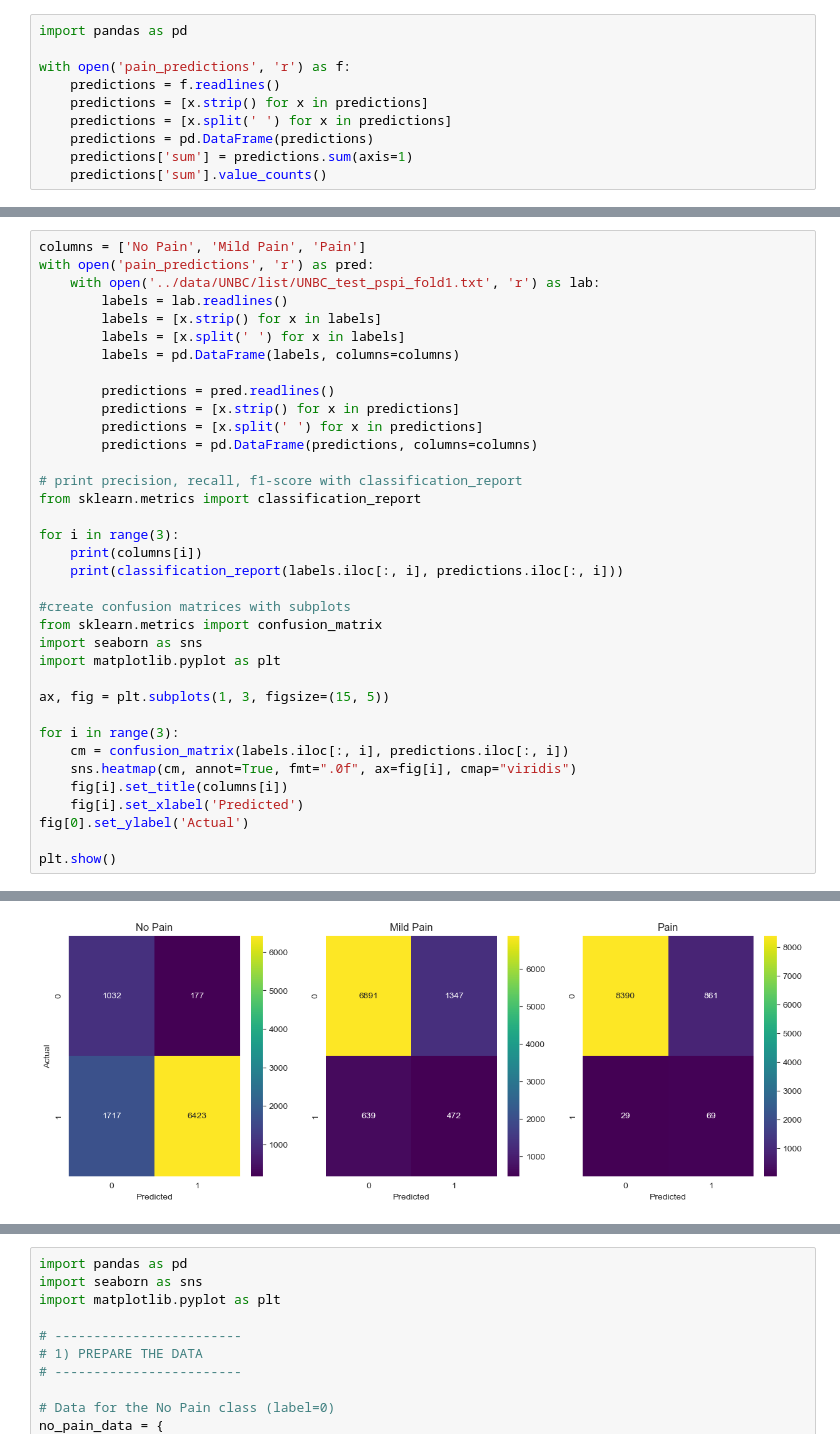
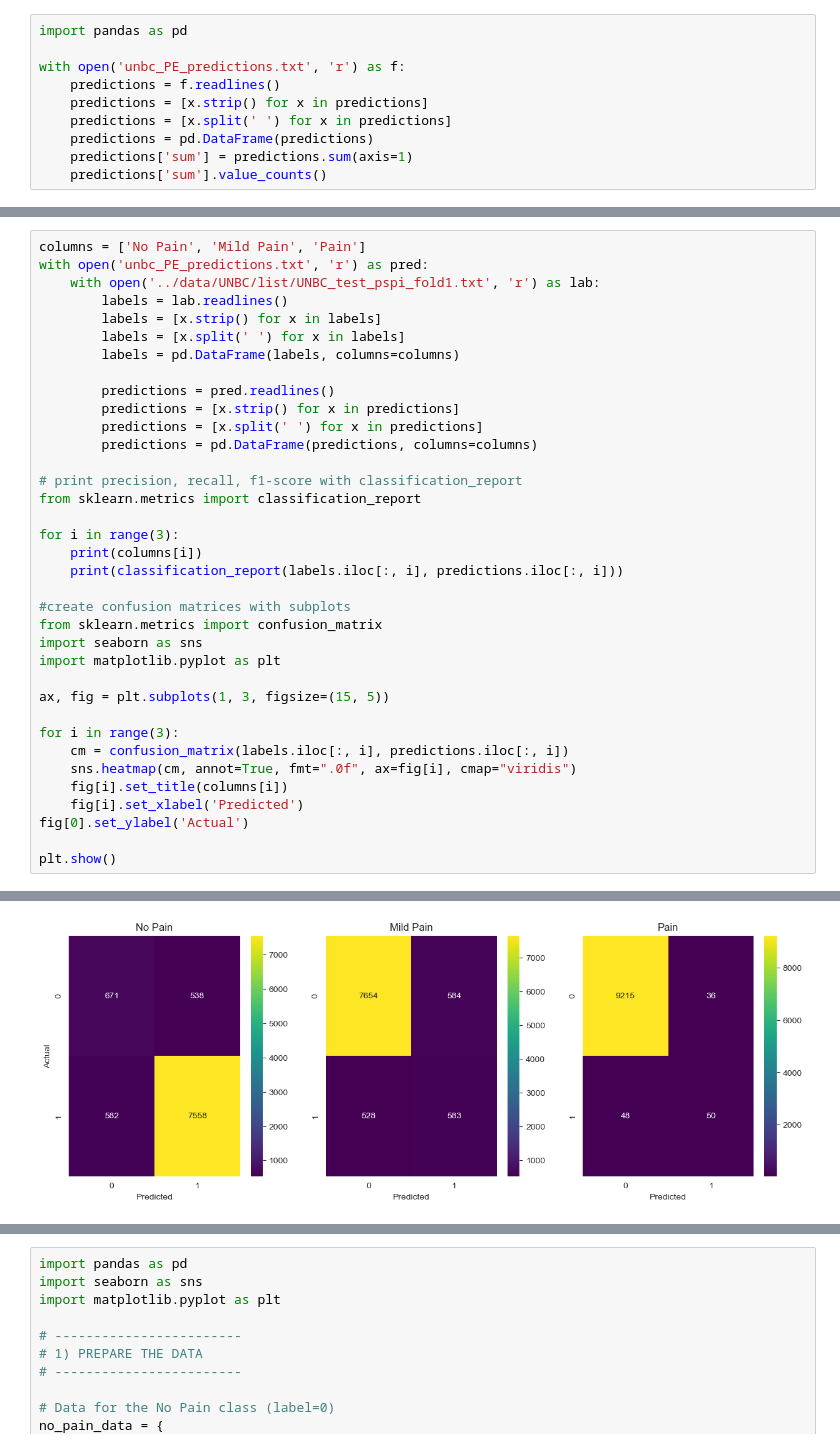
Before and after one commit to ZW471/GraphAU-Pain, a Jupyter notebook: results/examine_results.ipynb, the cells around one changed output, grey strips where cells are left out. Drawn from its saved outputs; the diff is of its cells as text.

```diff
--- a/results/examine_results.ipynb
+++ b/results/examine_results.ipynb
@@ -1,7 +1,7 @@
 # %%
 import pandas as pd
 
-with open('pain_predictions', 'r') as f:
+with open('unbc_PE_predictions.txt', 'r') as f:
     predictions = f.readlines()
     predictions = [x.strip() for x in predictions]
     predictions = [x.split(' ') for x in predictions]
@@ -18,7 +18,7 @@ sum
 Name: count, dtype: int64
 # %%
 columns = ['No Pain', 'Mild Pain', 'Pain']
-with open('pain_predictions', 'r') as pred:
+with open('unbc_PE_predictions.txt', 'r') as pred:
     with open('../data/UNBC/list/UNBC_test_pspi_fold1.txt', 'r') as lab:
         labels = lab.readlines()
         labels = [x.strip() for x in labels]
@@ -73 +73 @@ weighted avg       0.99      0.90      0.94      9349
-[figure, old version]
+[figure, new version]
```
Also changed, not shown: parts of 3 cells of this notebook, 6 other files.
